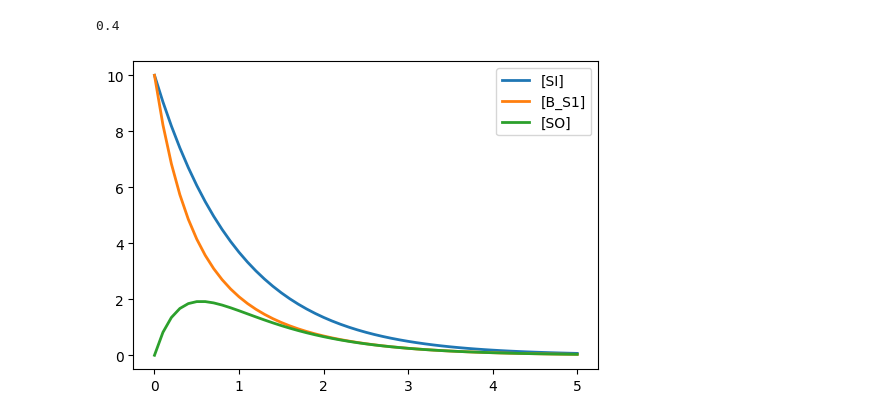
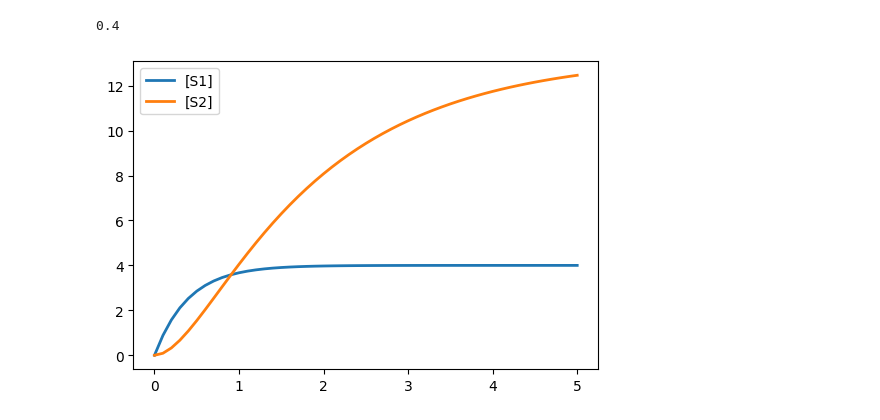
Before and after one commit to joseph-hellerstein/linear_reaction_networks, a Jupyter notebook: notebooks/explore-modules.ipynb, the cells around one changed output. Drawn from its saved outputs; the diff is of its cells as text; code cells hidden in the pictures.

Commit message:
Refined models and added tests to SISONetwork.

```diff
--- a/notebooks/explore-modules.ipynb
+++ b/notebooks/explore-modules.ipynb
@@ -124,40 +124,26 @@ getattr(a, "k1")
 # %%
 model = """
 
-model main_model_2()
-species S1, S2
-S1 -> S2; k1*S1
-J2: S2 -> ; k2*S2
-k1 = 1
-k2 = 2
-S1 = 10
-S2 = 0
-end
+  model *main_model()
+
+            S0 -> S1; k_0*S0
+            S1 -> ; kp_1*S1
+            k_0 = 1.000000
+            kp_1 = 0.500000
+            S1 = 0
+            $S0 = 10
 
 
-model main_model_1()
-species S1, S2
-S1 -> S2; k1*S1
-J2: S2 -> ; k2*S2
-k1 = 1
-k2 = 2
-S1 = 10
-S2 = 0
-end
+            S1 -> S2; k_1*S1
+            S2 -> ; kp_2*S2
+            k_1 = 2.000000
+            kp_2 = 0.600000
+            S2 = 0
 
-model *main_model()
-
-            A: main_model_1();
-            B: main_model_2();
-            A.S2 is B.S1;
-            SI is A.S1
-            SO is B.S2
-
-end
-
+            end
 """
 rr = te.loada(model)
 rr.simulate()
 rr.plot()
 # %% [output]
-[figure, old version]
+[figure, new version]
```
Also changed, not shown: parts of 1 cell of this notebook, 5 other files.
